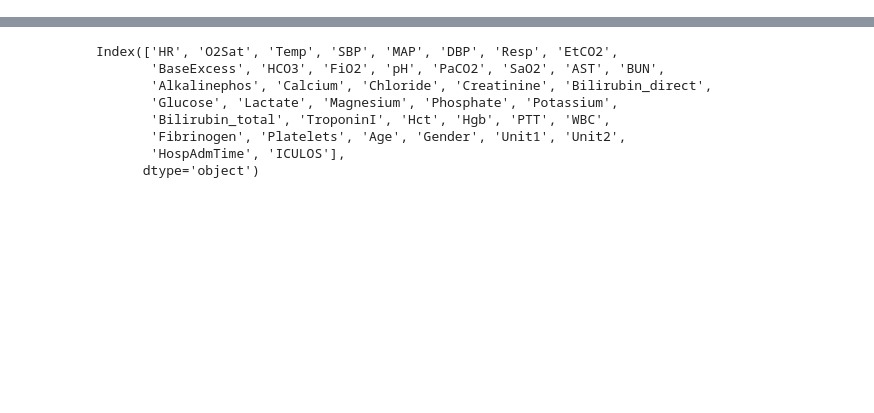
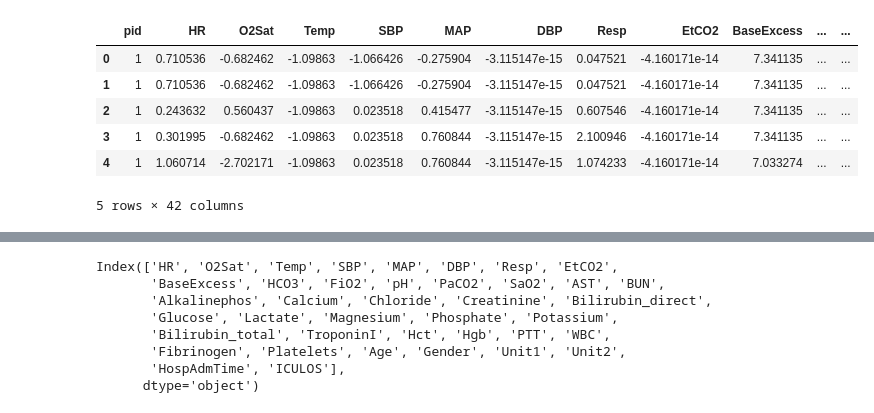
Before and after one commit to monicamunnangi/IS-Quantiphi, a Jupyter notebook: sepsis_baseline.ipynb, the cells around one changed output, grey strips where cells are left out. Drawn from its saved outputs; the diff is of its cells as text; code cells hidden in the pictures; blank space fills up the shorter version.

```diff
--- a/sepsis_baseline.ipynb
+++ b/sepsis_baseline.ipynb
@@ -19,3 +20,13 @@ data_p1 = pd.read_csv('kalman_patients_norm.csv')
+# %%
+data_p1.head()
+# %% [output]
+|  | pid | HR | O2Sat | Temp | SBP | MAP | DBP | Resp | EtCO2 | BaseExcess | ... | ... |
+| 0 | 1 | 0.710536 | -0.682462 | -1.09863 | -1.066426 | -0.275904 | -3.115147e-15 | 0.047521 | -4.160171e-14 | 7.341135 | ... | ... |
+| 1 | 1 | 0.710536 | -0.682462 | -1.09863 | -1.066426 | -0.275904 | -3.115147e-15 | 0.047521 | -4.160171e-14 | 7.341135 | ... | ... |
+| 2 | 1 | 0.243632 | 0.560437 | -1.09863 | 0.023518 | 0.415477 | -3.115147e-15 | 0.607546 | -4.160171e-14 | 7.341135 | ... | ... |
+| 3 | 1 | 0.301995 | -0.682462 | -1.09863 | 0.023518 | 0.760844 | -3.115147e-15 | 2.100946 | -4.160171e-14 | 7.341135 | ... | ... |
+| 4 | 1 | 1.060714 | -2.702171 | -1.09863 | 0.023518 | 0.760844 | -3.115147e-15 | 1.074233 | -4.160171e-14 | 7.033274 | ... | ... |
+5 rows × 42 columns
 # %%
 data_p1 = data_p1.drop('pid', axis =1)
 # %%
```
Also changed, not shown: parts of 24 cells of this notebook.
